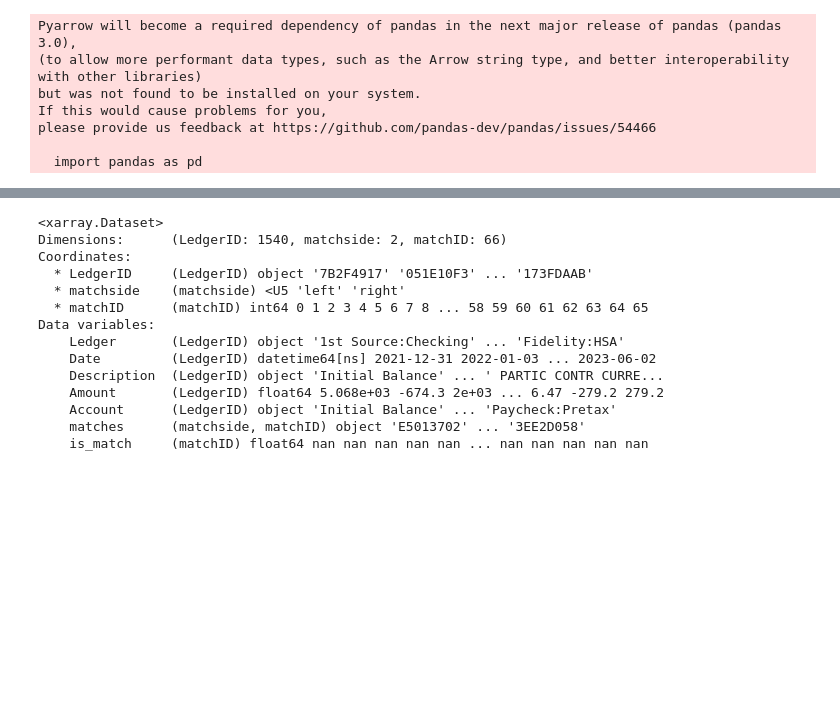
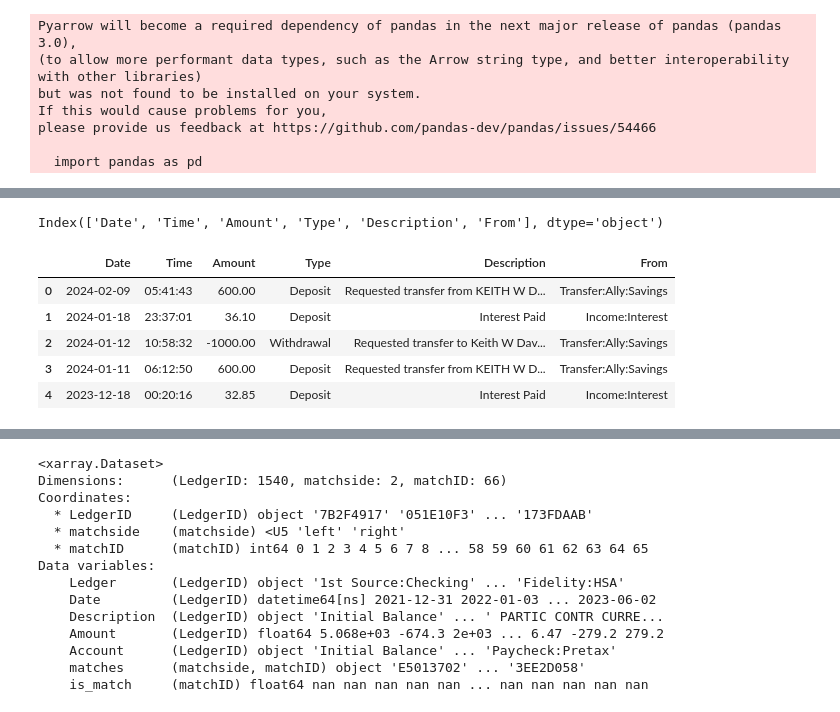
Before and after one commit to KeithDavis067/csvb, a Jupyter notebook: pd_rules.ipynb, the cells around one changed output, grey strips where cells are left out. Saved outputs shown, nothing was run; the diff lists cells and outputs as text; code cells hidden in the pictures; blank space fills up the shorter version.

```diff
--- a/pd_rules.ipynb
+++ b/pd_rules.ipynb
@@ -252,19 +154,21 @@ fst
 | 13 | 12 | 2024-01-02 | DOVENMUEHLE MTG MORTG PYMT | NaN | -746.58 | NaN | 1574.01 | NaN | ... |
 # %%
 fstrdicts = [dict(select=[dict(op="contains", column="Description", b="crossfit south"),
-                          dict(op=operator.ne,column="Amount", b=-225.00)], apply=dict(op="assign", column="To", b="Expenses:Groceries")),
+                          dict(op=operator.ne,column="Amount", b=-225.00)], apply=dict(op="assign", column="From", b="Expenses:Groceries")),
              dict(select=[dict(op="contains", column="Description", b="crossfit south"),
-                          dict(op=operator.eq,column="Amount", b=-225.00)], apply=dict(op="assign", column="To", b="Expenses:Groceries")),
-             dict(select=dict(op="contains", column="Description", b="ND PAYROLL"), apply=dict(op="assign", column="To", b="Income:Notre Dame:Regular")),
-             dict(select=dict(op="contains", column="Description", b="INTEREST PAYMENT"), apply=dict(op="assign", column="To", b="Income:Interest")),
-             dict(select=dict(op="contains", column="Description", b="NIPSCO"), apply=dict(op="assign", column="To", b="Expenses:Utilities")),
-             dict(select=dict(op="contains", column="Description", b="AEP"), apply=dict(op="assign", column="To", b="Expenses:Utilities")),
-             dict(select=dict(op="contains", column="Description", b=r"ALLY BANK $TRANSFER"), apply=dict(op="assign", column="To", b="Transfer:Ally:Savings")),
-             dict(select=dict(op="contains", column="Description", b="VERIZON"), apply=dict(op="assign", column="To", b="Expenses:Utilities")),
+                          dict(op=operator.eq,column="Amount", b=-225.00)], apply=dict(op="assign", column="From", b="Expenses:Groceries")),
+             dict(select=dict(op="contains", column="Description", b="ND PAYROLL"), apply=dict(op="assign", column="From", b="Income:Notre Dame:Regular")),
+             dict(select=dict(op="contains", column="Description", b="INTEREST PAYMENT"), apply=dict(op="assign", column="From", b="Income:Interest")),
+             dict(select=dict(op="contains", column="Description", b="NIPSCO"), apply=dict(op="assign", column="From", b="Expenses:Utilities")),
+             dict(select=dict(op="contains", column="Description", b="AEP"), apply=dict(op="assign", column="From", b="Expenses:Utilities")),
+             dict(select=dict(op="contains", column="Description", b="ALLY BANK $TRANSFER"), apply=dict(op="assign", column="From", b="Transfer:Ally:Savings")),
+             dict(select=dict(op="contains", column="Description", b="VERIZON"), apply=dict(op="assign", column="From", b="Expenses:Utilities")),
              dict(select=[dict(op="contains", column="Description", b="VENMO PAYMENT"),
-                          dict(op=operator.eq, column="Date", b=datetime(2024,1,3))], apply=dict(op="assign", column="To", b="Expenses:Gifts")),
-             dict(select=dict(op="contains", column="Description", b="KEITH W DAVIS P2P"), apply=dict(op="assign", column="To", b="Transfer:Ally:Savings")),
-             dict(select=dict(op="contains", column="Description", b="DOVENMUEHLE MTG MORTG PYMT"), apply=dict(op="assign", column="To", b="Expenses:Home:Mortgage"))
+                          dict(op=operator.eq, column="Date", b=datetime(2024,1,3))], apply=dict(op="assign", column="From", b="Expenses:Gifts")),
+             dict(select=dict(op="contains", column="Description", b="KEITH W DAVIS P2P"), apply=dict(op="assign", column="From", b="Transfer:Ally:Savings")),
+             dict(select=dict(op="contains", column="Description", b="DOVENMUEHLE MTG MORTG PYMT"), apply=dict(op="assign", column="From", b="Expenses:Home:Mortgage"))
+
+
 
 
             ]
@@ -288,5 +192,32 @@ fst
 | 11 | 10 | 2024-01-03 | VENMO PAYMENT | NaN | -125.00 | NaN | 1409.01 | NaN | ... |
 | 12 | 11 | 2024-01-02 | crossfit south b crossfit s | NaN | -40.00 | NaN | 1534.01 | NaN | ... |
 | 13 | 12 | 2024-01-02 | DOVENMUEHLE MTG MORTG PYMT | NaN | -746.58 | NaN | 1574.01 | NaN | ... |
+# %%
+try:
+    del ally
+except NameError:
+    pass
+
+ally = pd.read_csv(pathlib.Path(config["paths"]["bank"]) / "Jan-2024_Ally.csv",
+                    header=0, parse_dates=["Date"])
+
+ally["From"] = ""
+ally = ally.rename(columns=dict(zip(ally.columns, [c.strip() for c in ally.columns])))
+ally.columns
+# %% [output]
+Index(['Date', 'Time', 'Amount', 'Type', 'Description', 'From'], dtype='object')
+# %%
+allyrules = [dict(select=dict(op="contains", column="Description", b="transfer"), apply=dict(op="assign", column="From", b="Transfer:Ally:Savings")),
+             dict(select=dict(op="contains", column="Description", b="Interest Paid"), apply=dict(op="assign", column="From", b="Income:Interest"))]
+for d in allyrules:
+    apply_rule(Rule(**d), ally)
+ally
+# %% [output]
+|  | Date | Time | Amount | Type | Description | From |
+| 0 | 2024-02-09 | 05:41:43 | 600.00 | Deposit | Requested transfer from KEITH W D... | Transfer:Ally:Savings |
+| 1 | 2024-01-18 | 23:37:01 | 36.10 | Deposit | Interest Paid | Income:Interest |
+| 2 | 2024-01-12 | 10:58:32 | -1000.00 | Withdrawal | Requested transfer to Keith W Dav... | Transfer:Ally:Savings |
+| 3 | 2024-01-11 | 06:12:50 | 600.00 | Deposit | Requested transfer from KEITH W D... | Transfer:Ally:Savings |
+| 4 | 2023-12-18 | 00:20:16 | 32.85 | Deposit | Interest Paid | Income:Interest |
 # %%
 bank_tables = {"Assets:1st Source:Checking": fst,
```
Also changed, not shown: parts of 12 cells of this notebook, 3 other files.
